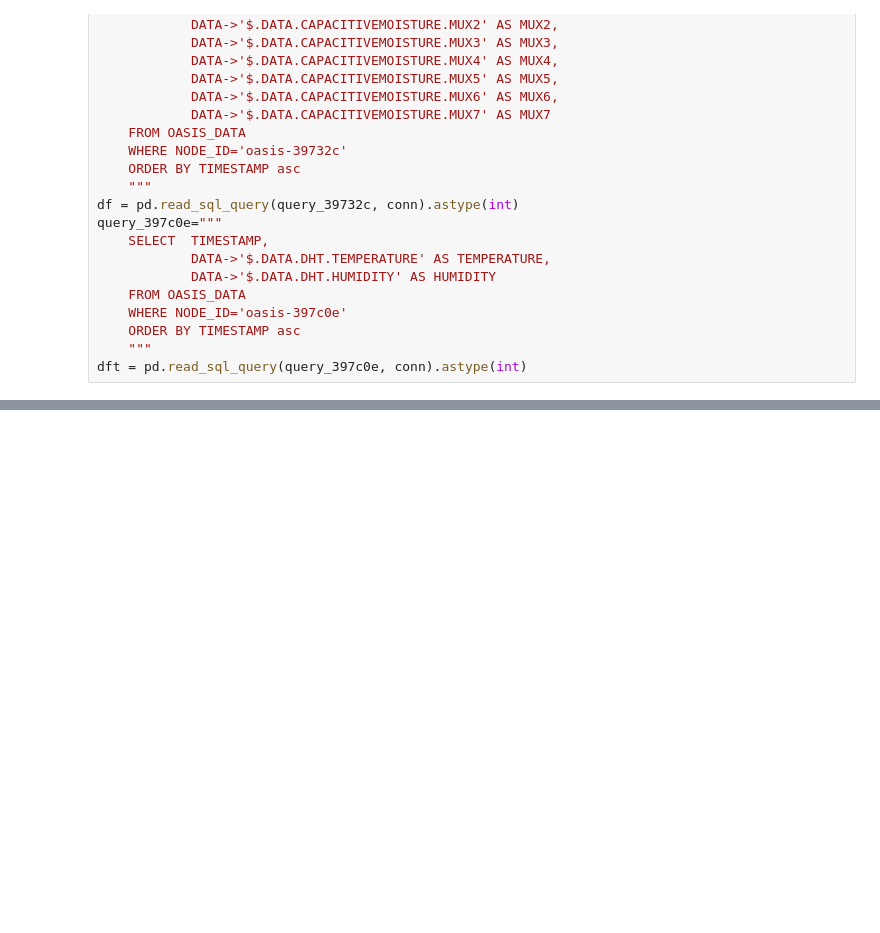
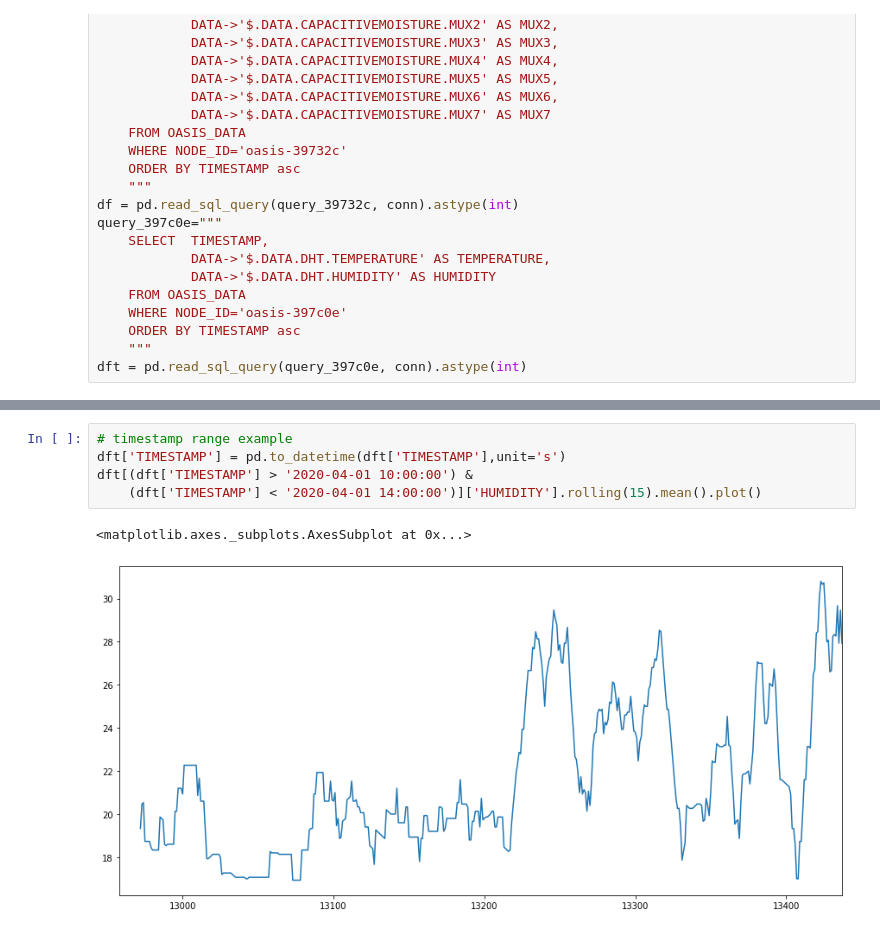
Before and after one commit to mygs/babilonia, a Jupyter notebook: research/terrace/osasco.ipynb, the cells around one changed output, grey strips where cells are left out. Drawn from its saved outputs; the diff is of its cells as text; blank space fills up the shorter version.

```diff
--- a/research/terrace/osasco.ipynb
+++ b/research/terrace/osasco.ipynb
@@ -105,0 +113,8 @@ dft[['TEMPERATURE','HUMIDITY']].rolling(60).mean().plot()
+# %%
+# timestamp range example
+dft['TIMESTAMP'] = pd.to_datetime(dft['TIMESTAMP'],unit='s')
+dft[(dft['TIMESTAMP'] > '2020-04-01 10:00:00') &
+    (dft['TIMESTAMP'] < '2020-04-01 14:00:00')]['HUMIDITY'].rolling(15).mean().plot()
+# %% [output]
+<matplotlib.axes._subplots.AxesSubplot at 0x...>
+[figure, added]
```
Also changed, not shown: parts of 9 cells of this notebook, 1 other file.
